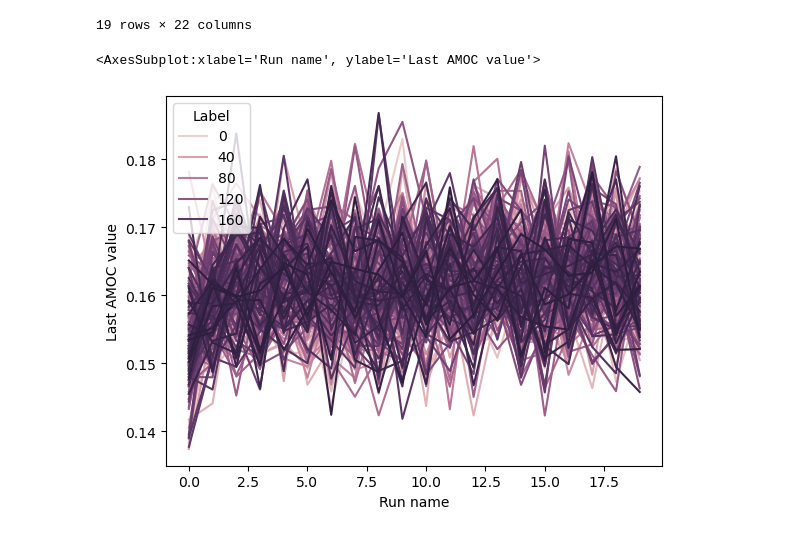
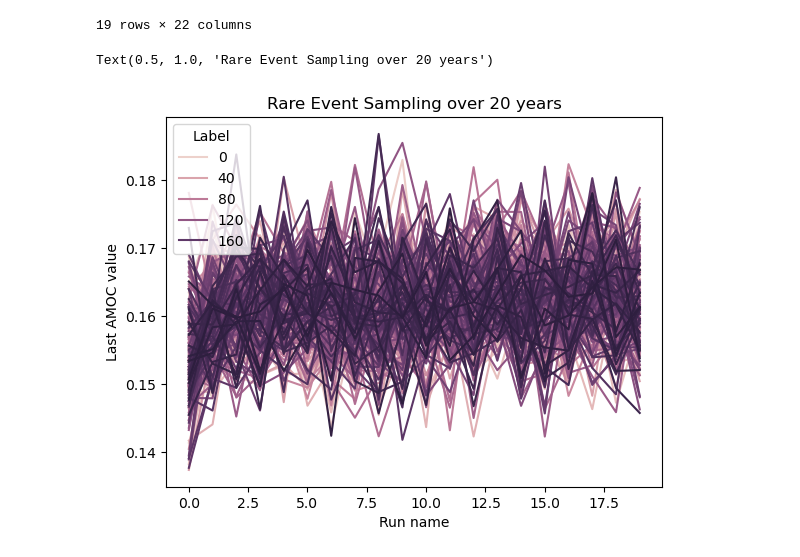
Before and after one commit to amethystaurora-robo/Rare_event_algorithms, a Jupyter notebook: Just_plots.ipynb, the cells around one changed output. Cells and saved outputs as stored; diff of their text form; code cells hidden in the pictures.

```diff
--- a/Just_plots.ipynb
+++ b/Just_plots.ipynb
@@ -43,10 +45,10 @@ metadata_killed_trajs.head(100)
 | 1836 | 1836 | 1.5224484762924673,-0.43511989493... | 0.157652 | 0.562971 | 0.405319 | ... |
 19 rows × 22 columns
 # %%
-sns.lineplot(data=metadata_20y_200traj,x='Run name',y='Last AMOC value',hue='Label')
+sns.lineplot(data=metadata_20y_200traj,x='Run name',y='Last AMOC value',hue='Label').set_title('Rare Event Sampling over 20 years')
 # %% [output]
-<AxesSubplot:xlabel='Run name', ylabel='Last AMOC value'>
+Text(0.5, 1.0, 'Rare Event Sampling over 20 years')
-[figure, old version]
+[figure, new version]
 # %%
 metadata_20y_200traj.head()
 metadata_killed_trajs = metadata_20y_200traj.loc[metadata_20y_200traj['Killed?']==1.0]
```
Also changed, not shown: parts of 5 cells of this notebook, 2 other files.
